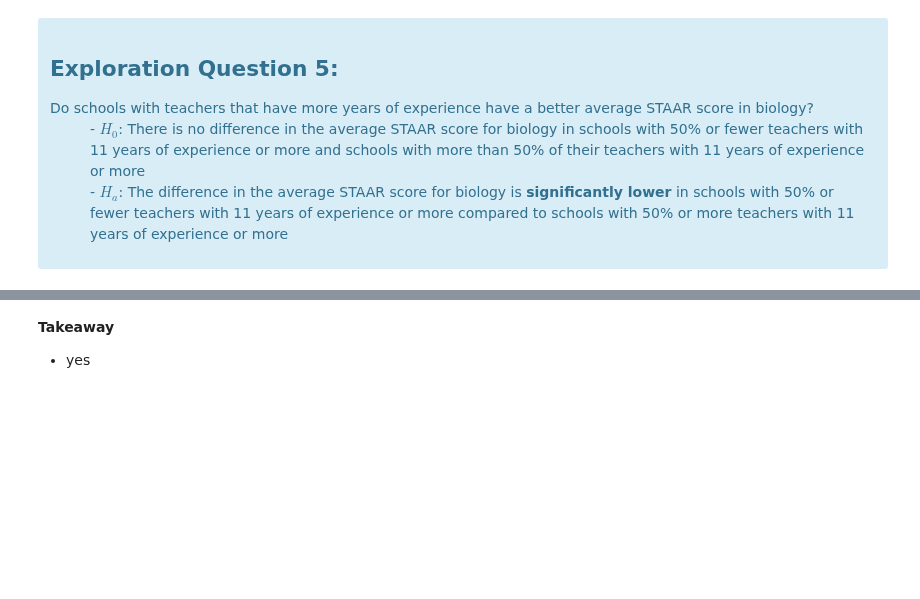
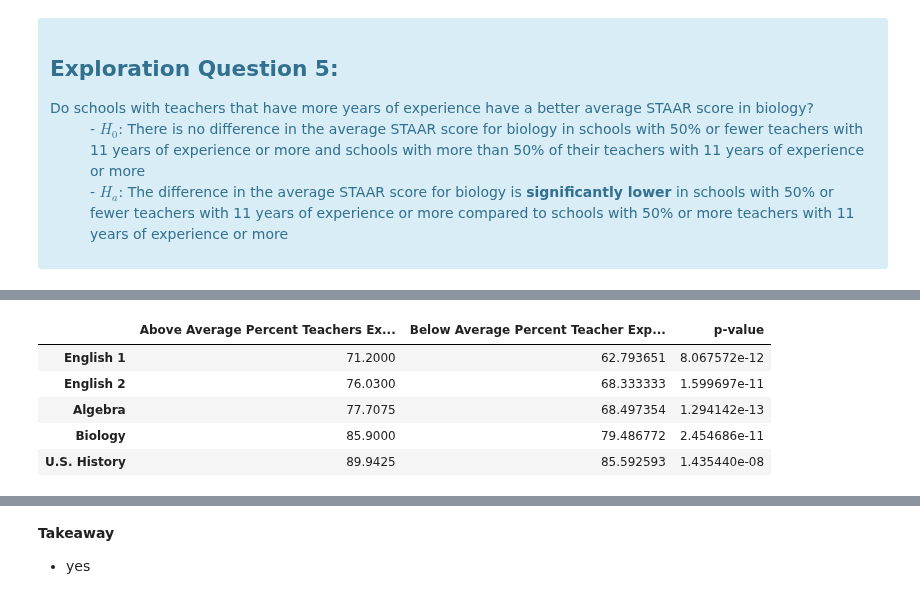
Before and after one commit to college-readiness-preds/capstone_readiness, a Jupyter notebook: Andy/explore.ipynb, the cells around one changed output, grey strips where cells are left out. Drawn from its saved outputs; the diff is of its cells as text; code cells hidden in the pictures; blank space fills up the shorter version.

```diff
--- a/Andy/explore.ipynb
+++ b/Andy/explore.ipynb
@@ -250 +270,38 @@ Ttest_indResult(statistic=0.8451929012191587, pvalue=0.19913182967932297)
+# %%
+def teacher_ex(df):
+    train, val, test = tts(df)
+    subject=['English 1', 'English 2', 'Algebra', 'Biology', 'U.S. History']
+
+    low=train[train['teacher_exp_11_plus']<=48.5]
+    high=train[train['teacher_exp_11_plus']>48.5]
+
+    less11plus=[low.english_1.mean(), low.english_2.mean(), low.algebra.mean(),
+                low.biology.mean(), low.history.mean()]
+    more11plus=[high.english_1.mean(), high.english_2.mean(), high.algebra.mean(),
+                high.biology.mean(), high.history.mean()]
+
+    te1, pe1=stats.ttest_ind(low.english_1, high.english_1, alternative='less')
+    te2, pe2=stats.ttest_ind(low.english_2, high.english_2, alternative='less')
+    ta, pa=stats.ttest_ind(low.algebra, high.algebra, alternative='less')
+    tb, pb=stats.ttest_ind(low.biology, high.biology, alternative='less')
+    th, ph=stats.ttest_ind(low.history, high.history, alternative='less')
+
+    pval=[pe1, pe2, pa, pb, ph]
+
+    data= pd.DataFrame(index=subject,data={
+        'Above Average Percent Teachers Exp. 11+': more11plus,
+        'Below Average Percent Teacher Exp. 11+': less11plus,
+        'p-value': pval
+    }
+                      )
+    return data
+# %%
+teacher_ex(df)
+# %% [output]
+|  | Above Average Percent Teachers Ex... | Below Average Percent Teacher Exp... | p-value |
+| English 1 | 71.2000 | 62.793651 | 8.067572e-12 |
+| English 2 | 76.0300 | 68.333333 | 1.599697e-11 |
+| Algebra | 77.7075 | 68.497354 | 1.294142e-13 |
+| Biology | 85.9000 | 79.486772 | 2.454686e-11 |
+| U.S. History | 89.9425 | 85.592593 | 1.435440e-08 |
 # %%
```
Also changed, not shown: parts of 16 cells of this notebook, 1 other file.
